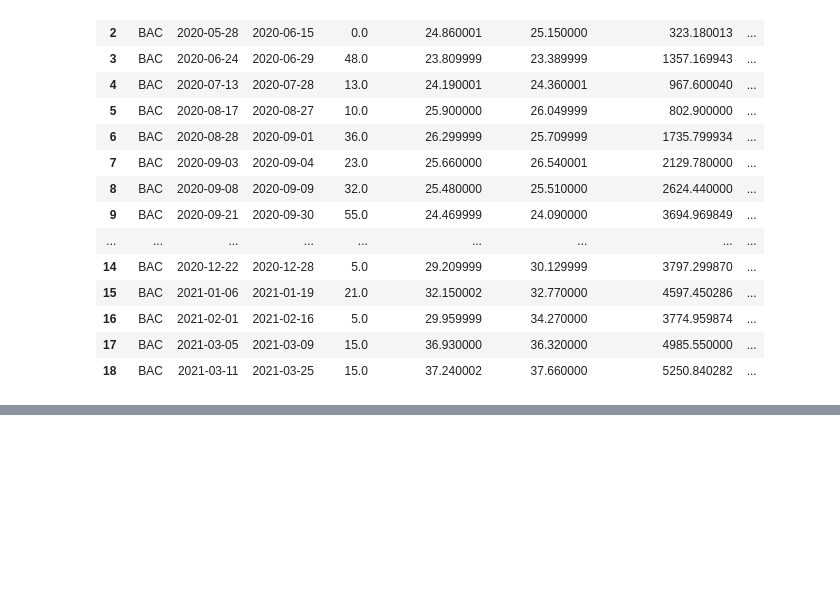
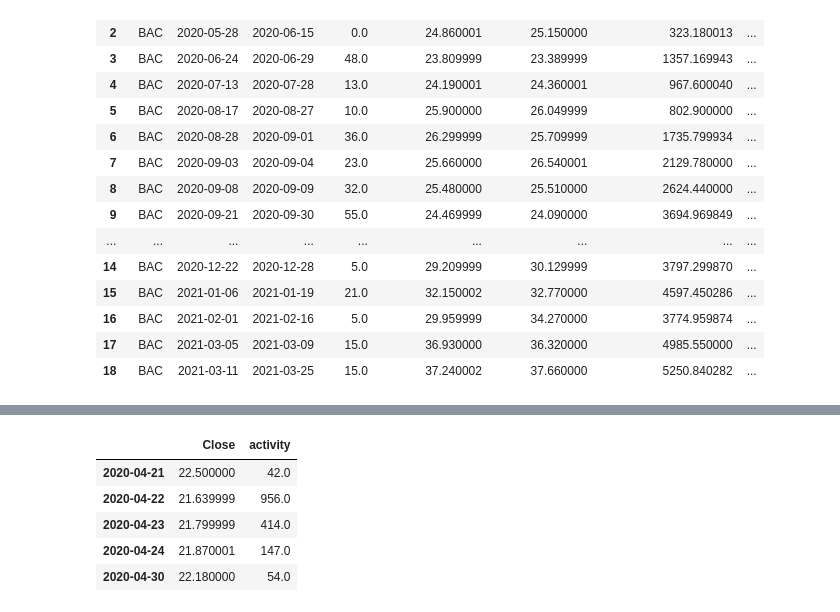
Before and after one commit to stk714/SocialMediaBets, a Jupyter notebook: Social_Sentiment_BAC.ipynb, the cells around one changed output, grey strips where cells are left out. Saved outputs shown, nothing was run; the diff lists cells and outputs as text; code cells hidden in the pictures; blank space fills up the shorter version.

```diff
--- a/Social_Sentiment_BAC.ipynb
+++ b/Social_Sentiment_BAC.ipynb
@@ -404,0 +433,6 @@ trade_evaluation_df["Profit/Loss"].sum()
+# %%
+# Select the start of the training period
+training_begin = X.index.min()
+
+# Display the training begin date
+print(training_begin)
@@ -404,0 +441,6 @@ trade_evaluation_df["Profit/Loss"].sum()
+# %%
+# Select the ending period for the training data with an offset of 3 months
+training_end = X.index.min() + DateOffset(months=3)
+
+# Display the training end date
+print(training_end)
@@ -404,0 +449,14 @@ trade_evaluation_df["Profit/Loss"].sum()
+# %%
+# Generate the X_train and y_train DataFrames
+X_train = X.loc[training_begin:training_end] # df.loc[row, column]
+y_train = y.loc[training_begin:training_end]
+
+# Review the X_train DataFrame
+X_train.head()
+# %% [output]
+|  | Close | activity |
+| 2020-04-21 | 22.500000 | 42.0 |
+| 2020-04-22 | 21.639999 | 956.0 |
+| 2020-04-23 | 21.799999 | 414.0 |
+| 2020-04-24 | 21.870001 | 147.0 |
+| 2020-04-30 | 22.180000 | 54.0 |
```
Also changed, not shown: parts of 20 cells of this notebook, 6 other files.
